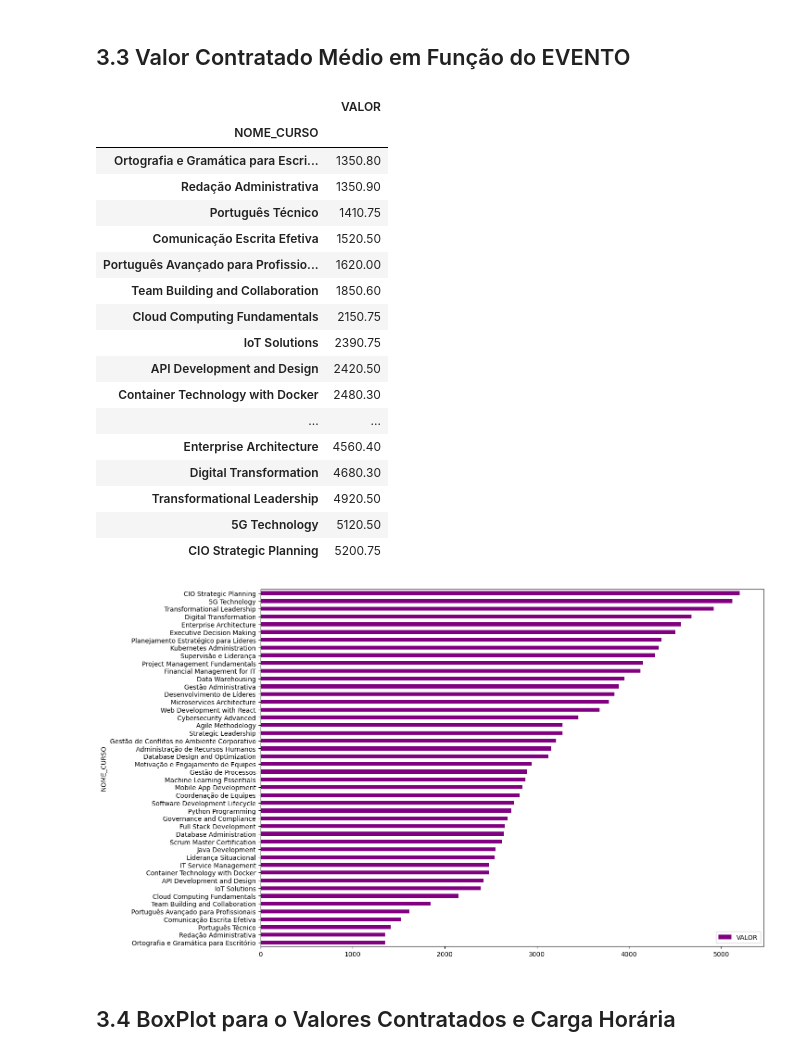
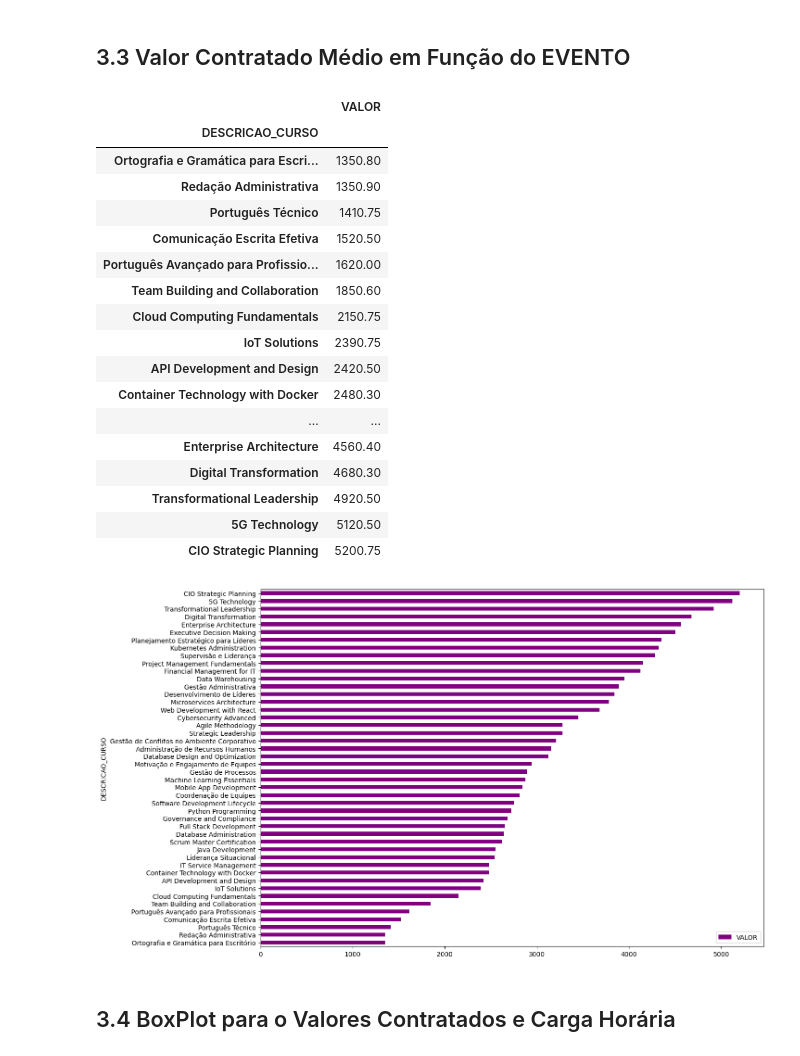
Before and after one commit to SENACBD/Projeto-de-BI-de-Educa-o-Corporativa-do-SENAC, a Jupyter notebook: notebooks/etl/03-data-preparation.ipynb, the cells around one changed output. Saved outputs shown, nothing was run; the diff lists cells and outputs as text; code cells hidden in the pictures.

```diff
--- a/python/etl/projeto_educacao_corporativa_senac.ipynb
+++ b/notebooks/etl/03-data-preparation.ipynb
@@ -363,12 +363,17 @@ dados_curso = dados_curso.dropna(subset=colunas)
 # %%
 # Padronizando colunas e campos entre tabelas
 dados_curso = dados_curso.rename(columns={"CURSO": "COD_CURSO"})
-dados_curso = dados_curso.rename(columns={"EVENTO": "NOME_CURSO"})
+dados_curso = dados_curso.rename(columns={"EVENTO": "DESCRICAO_CURSO"})
 dados_curso = dados_curso.rename(columns={"DATA_DE_INCLUSAO_DO_CURSO": "DATA_INCLUSAO"})
 dados_curso = dados_curso.rename(columns={"SITUACAO": "CURSO_REALIZADO"})
 dados_curso["CURSO_REALIZADO"] = dados_curso["CURSO_REALIZADO"].replace("Realizado", "Sim")
 dados_curso["CURSO_REALIZADO"] = dados_curso["CURSO_REALIZADO"].replace("Não-Executado", "Não")
 dados_curso = dados_curso.rename(columns={"VALOR_CONTRATADO": "VALOR"})
+
+dados_curso["PROGRAMA"] = dados_curso["PROGRAMA"].replace("PDL", "Programa de Desenvolvimento de Líderes")
+dados_curso["PROGRAMA"] = dados_curso["PROGRAMA"].replace("PDS", "Programa de Desenvolvimento de Sucessores")
+
+dados_curso["CATEGORIA"] = dados_curso["CATEGORIA"].replace("TÉCNICA", "TÉCNICO")
 
 colunas = [
     "FORMATO",
@@ -765,10 +818,10 @@ dtype: float64
 # %% [markdown]
 ## 3.3 Valor Contratado Médio em Função do EVENTO
 # %%
-dados_curso.groupby('NOME_CURSO')[['VALOR']].mean().sort_values('VALOR')
+dados_curso.groupby('DESCRICAO_CURSO')[['VALOR']].mean().sort_values('VALOR')
 # %% [output]
 |  | VALOR |
-| NOME_CURSO |  |
+| DESCRICAO_CURSO |  |
 | Ortografia e Gramática para Escri... | 1350.80 |
 | Redação Administrativa | 1350.90 |
 | Português Técnico | 1410.75 |
@@ -786,11 +839,11 @@ dados_curso.groupby('NOME_CURSO')[['VALOR']].mean().sort_values('VALOR')
 | 5G Technology | 5120.50 |
 | CIO Strategic Planning | 5200.75 |
 # %%
-dados_curso_evento_valor = dados_curso.groupby('NOME_CURSO')[['VALOR']].mean().sort_values('VALOR')
+dados_curso_evento_valor = dados_curso.groupby('DESCRICAO_CURSO')[['VALOR']].mean().sort_values('VALOR')
 
 dados_curso_evento_valor.plot(kind='barh', figsize=(14, 10), color ='purple');
 # %% [output]
-[figure, old version]
+[figure, new version]
 # %% [markdown]
 ## 3.4 BoxPlot para o Valores Contratados e Carga Horária
 # %%
```
Also changed, not shown: parts of 17 cells of this notebook, 1 other file.
